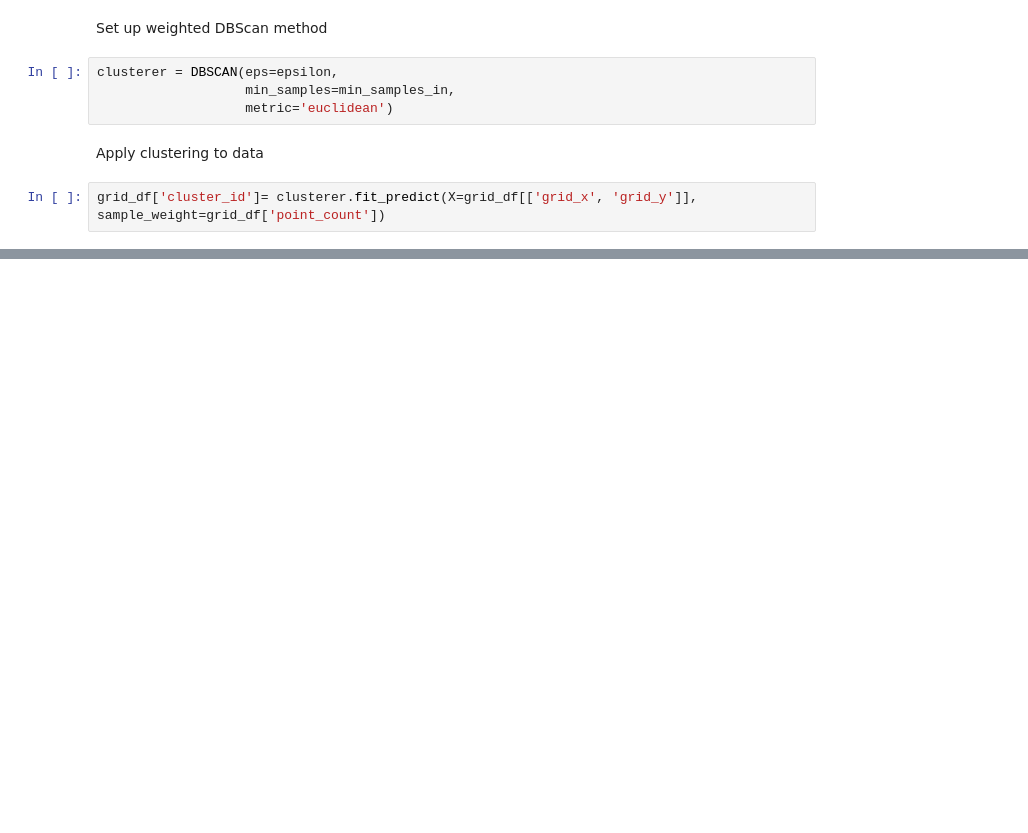
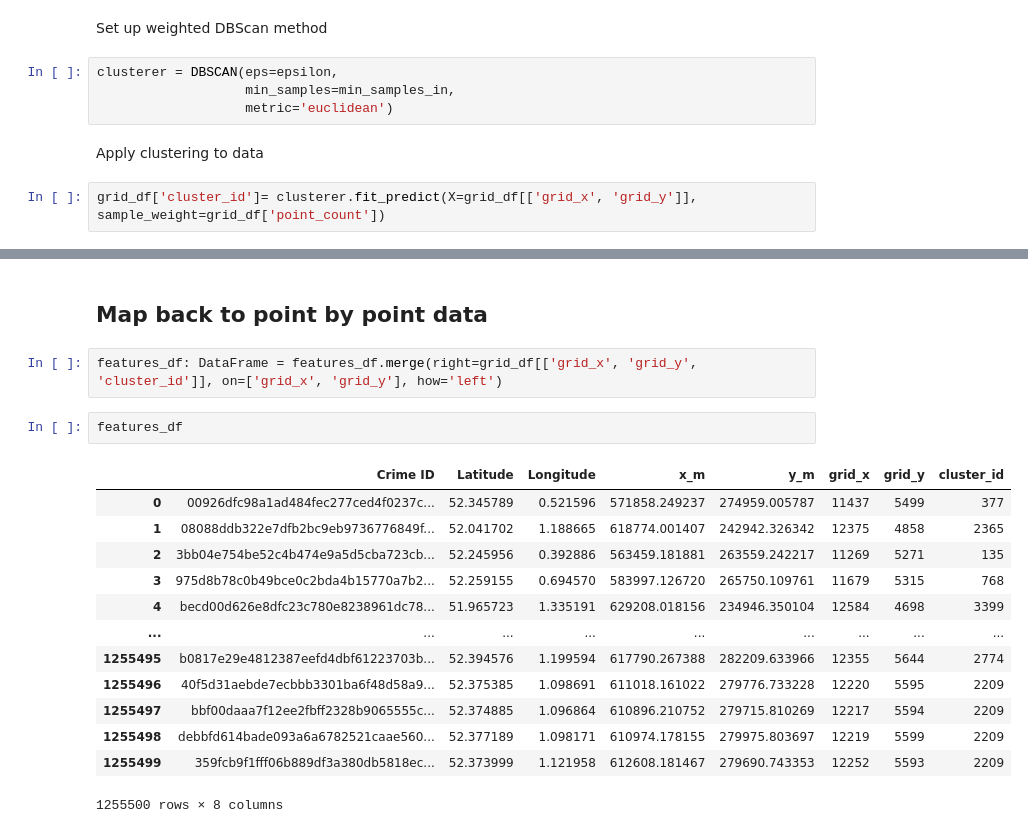
Before and after one commit to ClimatologyProjectProfile/crimetology, a Jupyter notebook: 1_spatial_clusters/spatial_clustering.ipynb, the cells around one changed output, grey strips where cells are left out. Saved outputs shown, nothing was run; the diff lists cells and outputs as text; blank space fills up the shorter version.

Commit message:
merging cluster back on to full features table

```diff
--- a/1_spatial_clusters/spatial_clustering.ipynb
+++ b/1_spatial_clusters/spatial_clustering.ipynb
@@ -259,0 +265,20 @@ plt.show()
+# %% [markdown]
+## Map back to point by point data
+# %%
+features_df: DataFrame = features_df.merge(right=grid_df[['grid_x', 'grid_y', 'cluster_id']], on=['grid_x', 'grid_y'], how='left')
+# %%
+features_df
+# %% [output]
+|  | Crime ID | Latitude | Longitude | x_m | y_m | grid_x | grid_y | cluster_id |
+| 0 | 00926dfc98a1ad484fec277ced4f0237c... | 52.345789 | 0.521596 | 571858.249237 | 274959.005787 | 11437 | 5499 | 377 |
+| 1 | 08088ddb322e7dfb2bc9eb9736776849f... | 52.041702 | 1.188665 | 618774.001407 | 242942.326342 | 12375 | 4858 | 2365 |
+| 2 | 3bb04e754be52c4b474e9a5d5cba723cb... | 52.245956 | 0.392886 | 563459.181881 | 263559.242217 | 11269 | 5271 | 135 |
+| 3 | 975d8b78c0b49bce0c2bda4b15770a7b2... | 52.259155 | 0.694570 | 583997.126720 | 265750.109761 | 11679 | 5315 | 768 |
+| 4 | becd00d626e8dfc23c780e8238961dc78... | 51.965723 | 1.335191 | 629208.018156 | 234946.350104 | 12584 | 4698 | 3399 |
+| ... | ... | ... | ... | ... | ... | ... | ... | ... |
+| 1255495 | b0817e29e4812387eefd4dbf61223703b... | 52.394576 | 1.199594 | 617790.267388 | 282209.633966 | 12355 | 5644 | 2774 |
+| 1255496 | 40f5d31aebde7ecbbb3301ba6f48d58a9... | 52.375385 | 1.098691 | 611018.161022 | 279776.733228 | 12220 | 5595 | 2209 |
+| 1255497 | bbf00daaa7f12ee2fbff2328b9065555c... | 52.374885 | 1.096864 | 610896.210752 | 279715.810269 | 12217 | 5594 | 2209 |
+| 1255498 | debbfd614bade093a6a6782521caae560... | 52.377189 | 1.098171 | 610974.178155 | 279975.803697 | 12219 | 5599 | 2209 |
+| 1255499 | 359fcb9f1fff06b889df3a380db5818ec... | 52.373999 | 1.121958 | 612608.181467 | 279690.743353 | 12252 | 5593 | 2209 |
+1255500 rows × 8 columns
```
Also changed, not shown: parts of 7 cells of this notebook.
